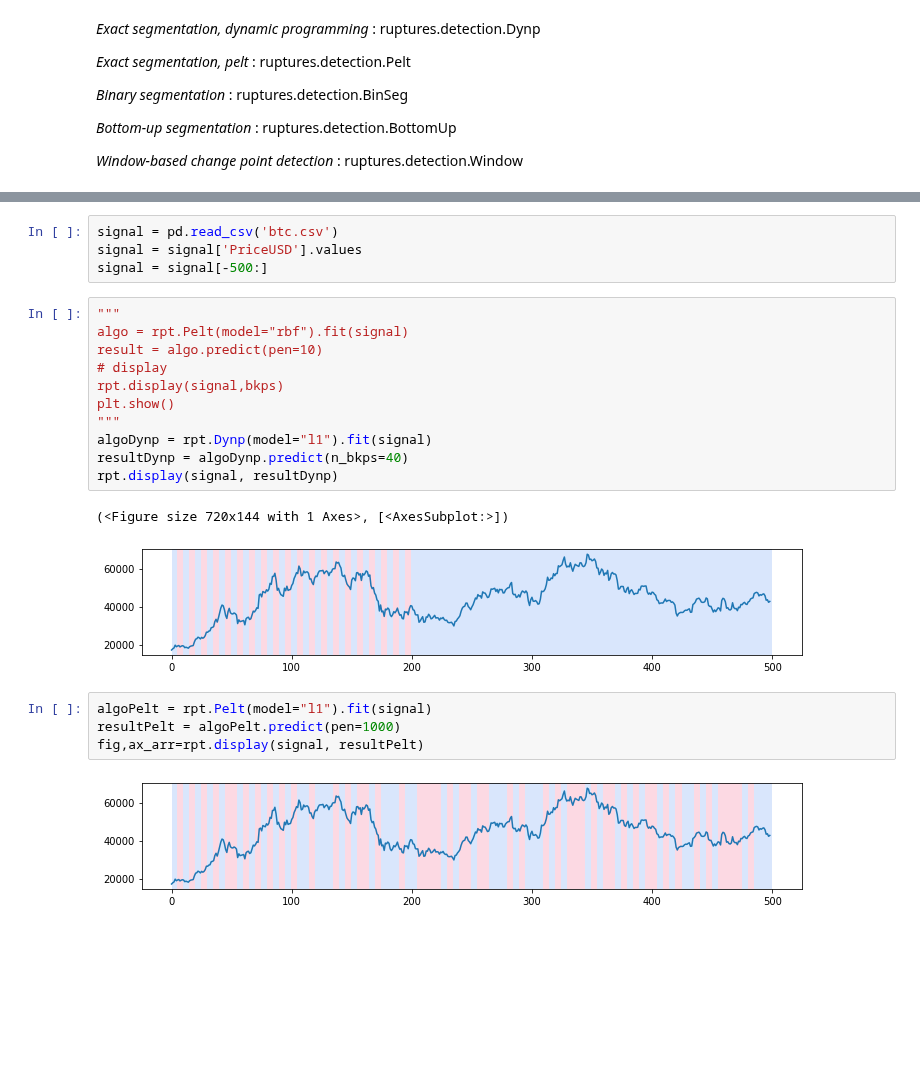
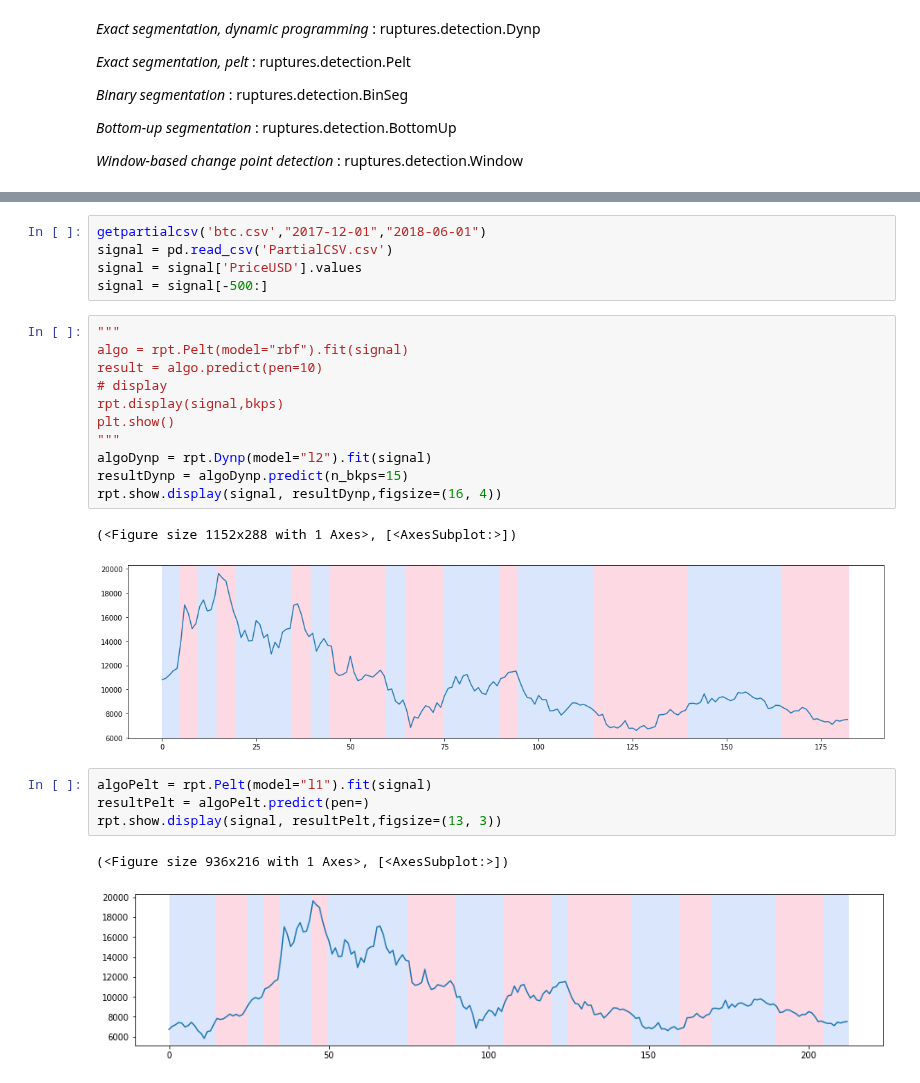
Before and after one commit to Massimo2003/BitcoinProject, a Jupyter notebook: COINMETRICS/RupturesMixComp.ipynb, the cells around one changed output, grey strips where cells are left out. Drawn from its saved outputs; the diff is of its cells as text; blank space fills up the shorter version.

```diff
--- a/COINMETRICS/RupturesMixComp.ipynb
+++ b/COINMETRICS/RupturesMixComp.ipynb
@@ -19,26 +31,28 @@ import pandas as pd
 # %%
-signal = pd.read_csv('btc.csv')
+getpartialcsv('btc.csv',"2017-12-01","2018-06-01")
+signal = pd.read_csv('PartialCSV.csv')
 signal = signal['PriceUSD'].values
 signal = signal[-500:]
 # %%
 """
 algo = rpt.Pelt(model="rbf").fit(signal)
 result = algo.predict(pen=10)
 # display
 rpt.display(signal,bkps)
 plt.show()
 """
-algoDynp = rpt.Dynp(model="l1").fit(signal)
-resultDynp = algoDynp.predict(n_bkps=40)
-rpt.display(signal, resultDynp)
+algoDynp = rpt.Dynp(model="l2").fit(signal)
+resultDynp = algoDynp.predict(n_bkps=15)
+rpt.show.display(signal, resultDynp,figsize=(16, 4))
 # %% [output]
-(<Figure size 720x144 with 1 Axes>, [<AxesSubplot:>])
+(<Figure size 1152x288 with 1 Axes>, [<AxesSubplot:>])
-[figure, old version]
+[figure, new version]
 # %%
 algoPelt = rpt.Pelt(model="l1").fit(signal)
-resultPelt = algoPelt.predict(pen=1000)
-fig,ax_arr=rpt.display(signal, resultPelt)
+resultPelt = algoPelt.predict(pen=)
+rpt.show.display(signal, resultPelt,figsize=(13, 3))
 # %% [output]
+(<Figure size 936x216 with 1 Axes>, [<AxesSubplot:>])
-[figure, old version]
+[figure, new version]
 # %%
 
```
Also changed, not shown: parts of 3 cells of this notebook.
